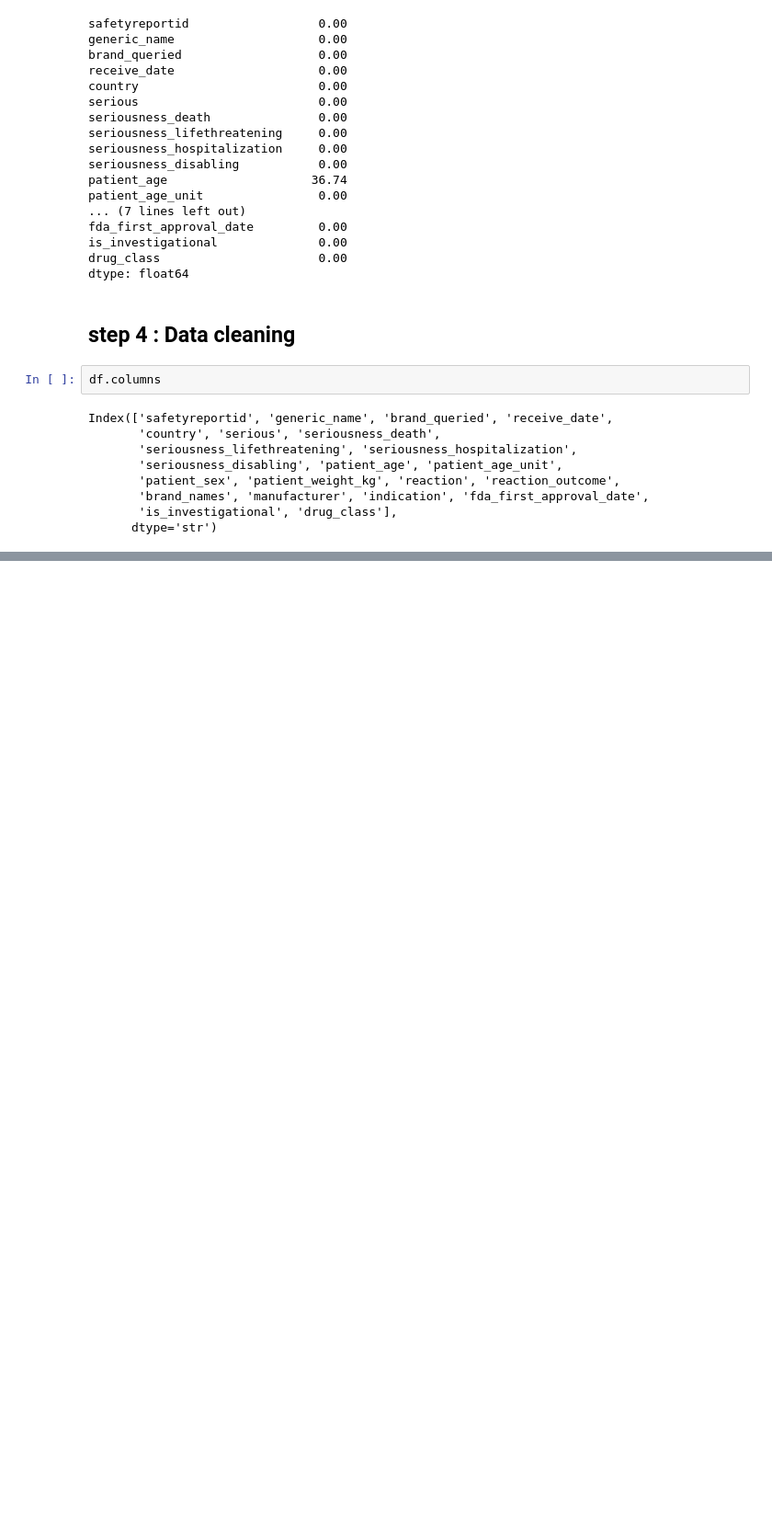
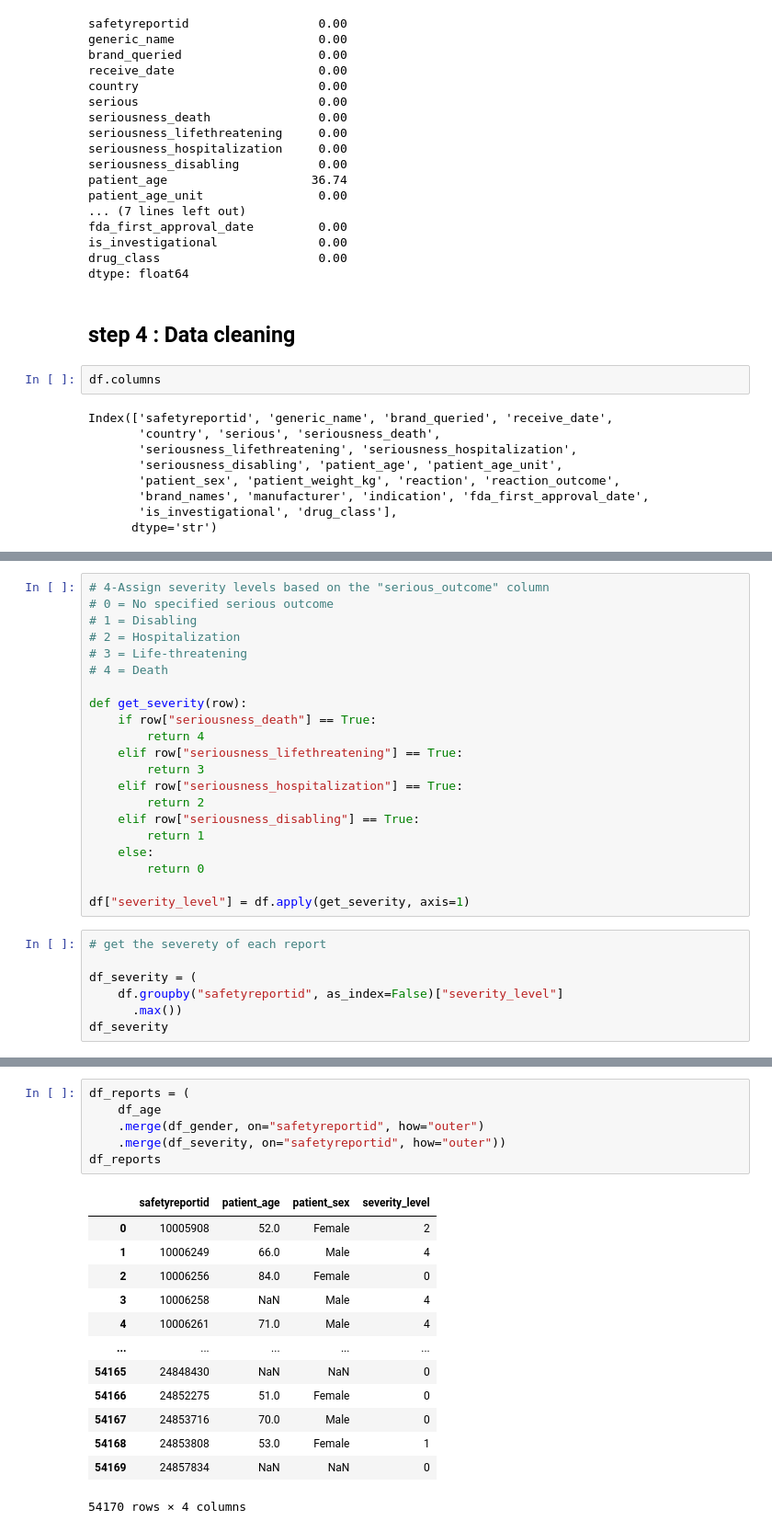
Before and after one commit to Marwa-Alazzawi/Data-analysis-project, a Jupyter notebook: code.ipynb, the cells around one changed output, grey strips where cells are left out. Shown at 92% size. Drawn from its saved outputs; the diff is of its cells as text; blank space fills up the shorter version.

```diff
--- a/code.ipynb
+++ b/code.ipynb
@@ -221,0 +431,28 @@ Name: count, dtype: int64
+# %%
+# 4-Assign severity levels based on the "serious_outcome" column
+# 0 = No specified serious outcome
+# 1 = Disabling
+# 2 = Hospitalization
+# 3 = Life-threatening
+# 4 = Death
+
+def get_severity(row):
+    if row["seriousness_death"] == True:
+        return 4
+    elif row["seriousness_lifethreatening"] == True:
+        return 3
+    elif row["seriousness_hospitalization"] == True:
+        return 2
+    elif row["seriousness_disabling"] == True:
+        return 1
+    else:
+        return 0
+
+df["severity_level"] = df.apply(get_severity, axis=1)
+# %%
+# get the severety of each report
+
+df_severity = (
+    df.groupby("safetyreportid", as_index=False)["severity_level"]
+      .max())
+df_severity
@@ -221,0 +482,20 @@ Name: count, dtype: int64
+# %%
+df_reports = (
+    df_age
+    .merge(df_gender, on="safetyreportid", how="outer")
+    .merge(df_severity, on="safetyreportid", how="outer"))
+df_reports
+# %% [output]
+|  | safetyreportid | patient_age | patient_sex | severity_level |
+| 0 | 10005908 | 52.0 | Female | 2 |
+| 1 | 10006249 | 66.0 | Male | 4 |
+| 2 | 10006256 | 84.0 | Female | 0 |
+| 3 | 10006258 | NaN | Male | 4 |
+| 4 | 10006261 | 71.0 | Male | 4 |
+| ... | ... | ... | ... | ... |
+| 54165 | 24848430 | NaN | NaN | 0 |
+| 54166 | 24852275 | 51.0 | Female | 0 |
+| 54167 | 24853716 | 70.0 | Male | 0 |
+| 54168 | 24853808 | 53.0 | Female | 1 |
+| 54169 | 24857834 | NaN | NaN | 0 |
+54170 rows × 4 columns
```
Also changed, not shown: parts of 57 cells of this notebook, 7 other files.
